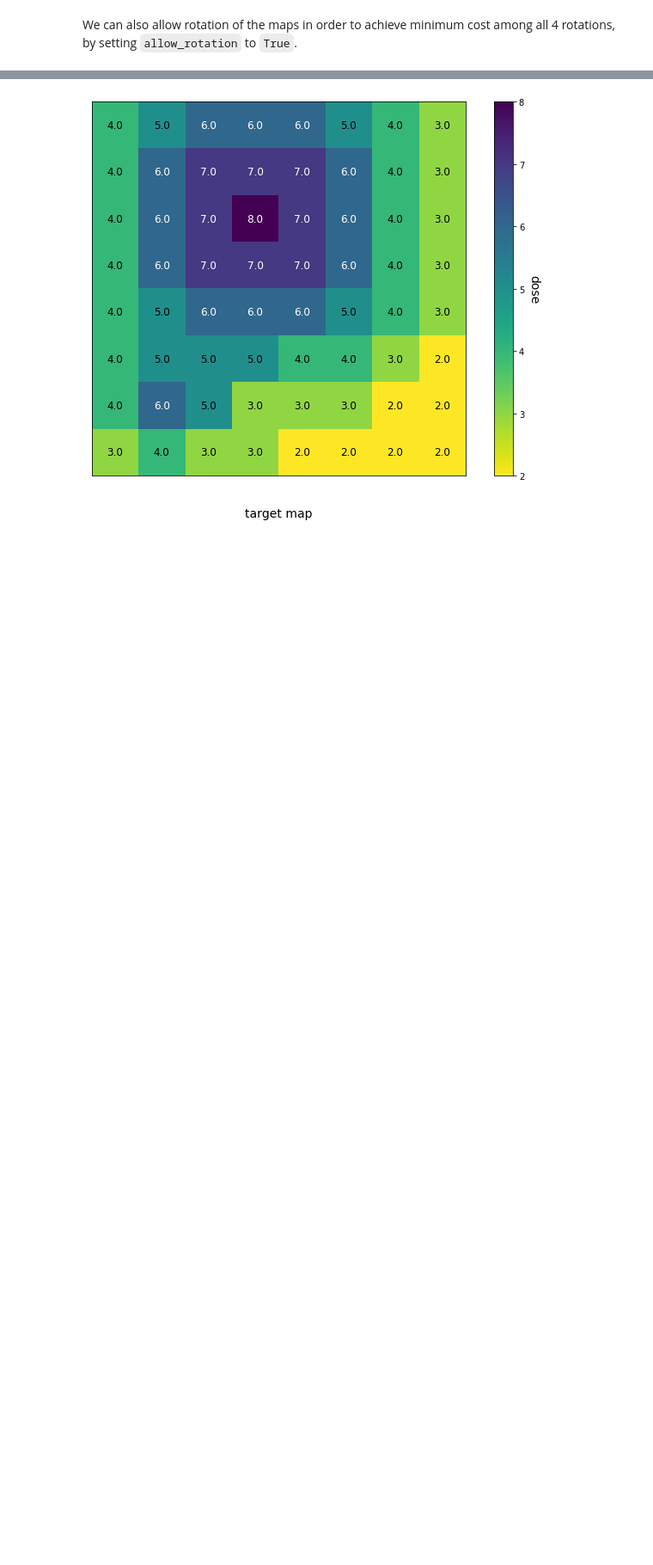
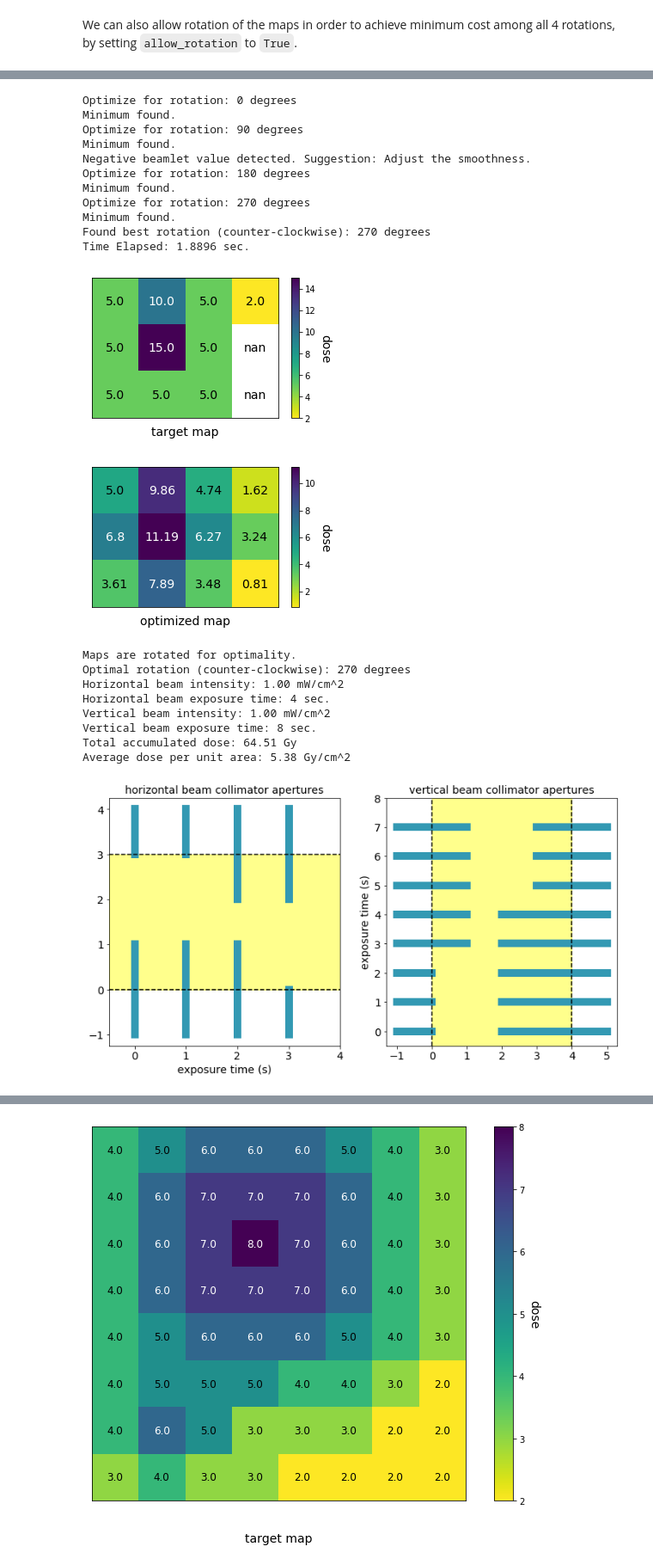
Before and after one commit to DualSapiens/cs207-FinalProject, a Jupyter notebook: docs/examples/optimize_demo.ipynb, the cells around one changed output, grey strips where cells are left out. Shown at 86% size. Drawn from its saved outputs; the diff is of its cells as text; code cells hidden in the pictures; blank space fills up the shorter version.

```diff
--- a/docs/examples/optimize_demo.ipynb
+++ b/docs/examples/optimize_demo.ipynb
@@ -113 +123,30 @@ Average dose per unit area: 5.61 Gy/cm^2
+# %%
+plan.optimize(intensity=1., bounds=True, allow_rotation=True)
+plan.plot_map("target")
+plan.plot_map("optimized")
+plan.print_summary()
+plan.plot_collimators()
+# %% [output]
+Optimize for rotation: 0 degrees
+Minimum found.
+Optimize for rotation: 90 degrees
+Minimum found.
+Negative beamlet value detected. Suggestion: Adjust the smoothness.
+Optimize for rotation: 180 degrees
+Minimum found.
+Optimize for rotation: 270 degrees
+Minimum found.
+Found best rotation (counter-clockwise): 270 degrees
+Time Elapsed: 1.8896 sec.
+[figure, added]
+[figure, added]
+Maps are rotated for optimality.
+Optimal rotation (counter-clockwise): 270 degrees
+Horizontal beam intensity: 1.00 mW/cm^2
+Horizontal beam exposure time: 4 sec.
+Vertical beam intensity: 1.00 mW/cm^2
+Vertical beam exposure time: 8 sec.
+Total accumulated dose: 64.51 Gy
+Average dose per unit area: 5.38 Gy/cm^2
+[figure, added]
 # %% [markdown]
```
Also changed, not shown: parts of 10 cells of this notebook, 1 other file.
